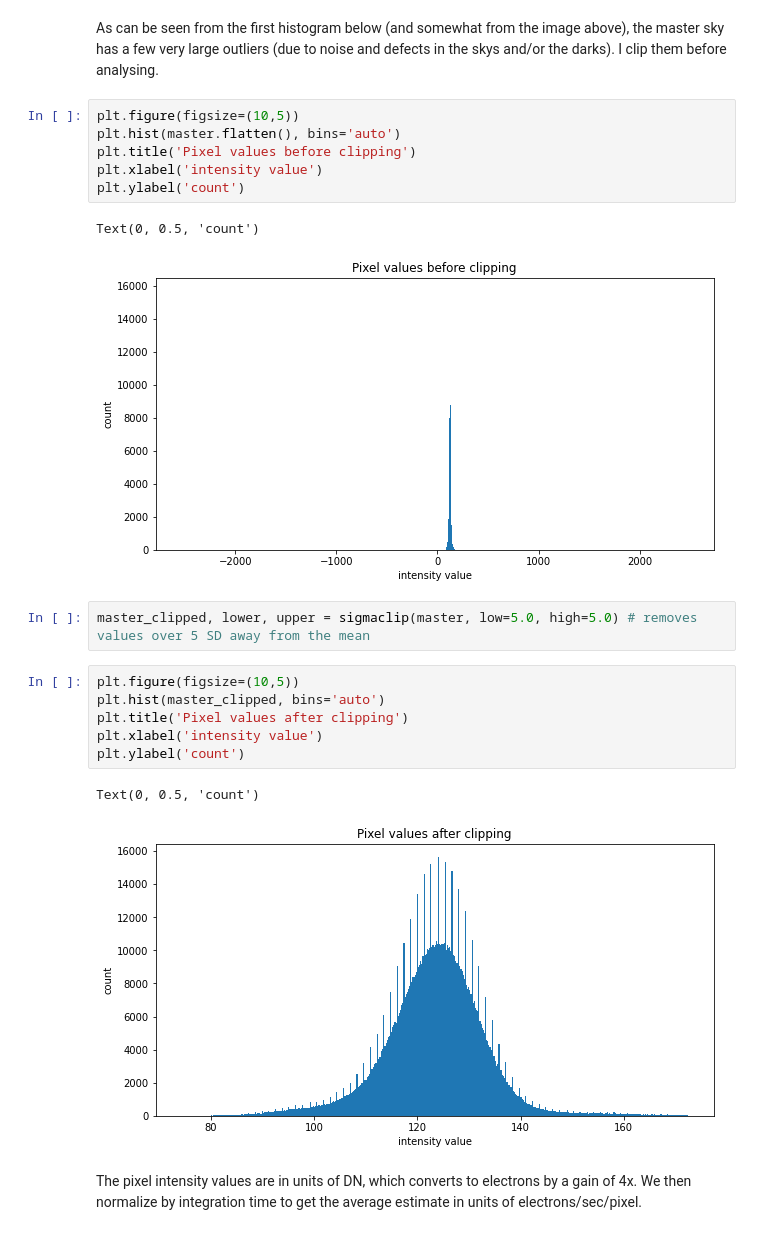
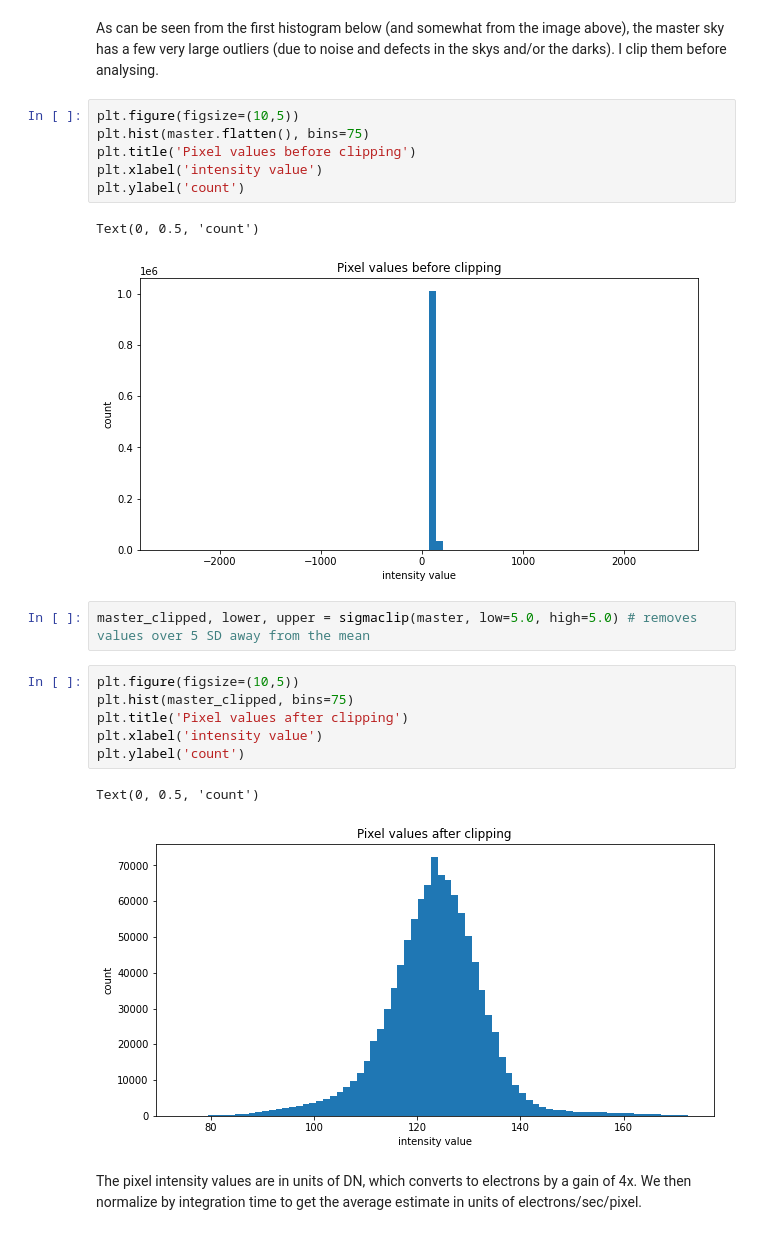
Before and after one commit to tiffchien/Astro203_lab1, a Jupyter notebook: Sky estimation.ipynb, the cells around one changed output. Saved outputs shown, nothing was run; the diff lists cells and outputs as text.

```diff
--- a/Sky estimation.ipynb
+++ b/Sky estimation.ipynb
@@ -32,24 +32,24 @@ pipeline.plot_img(master)
 As can be seen from the first histogram below (and somewhat from the image above), the master sky has a few very large outliers (due to noise and defects in the skys and/or the darks). I clip them before analysing.
 # %%
 plt.figure(figsize=(10,5))
-plt.hist(master.flatten(), bins='auto')
+plt.hist(master.flatten(), bins=75)
 plt.title('Pixel values before clipping')
 plt.xlabel('intensity value')
 plt.ylabel('count')
 # %% [output]
 Text(0, 0.5, 'count')
-[figure, old version]
+[figure, new version]
 # %%
 master_clipped, lower, upper = sigmaclip(master, low=5.0, high=5.0) # removes values over 5 SD away from the mean
 # %%
 plt.figure(figsize=(10,5))
-plt.hist(master_clipped, bins='auto')
+plt.hist(master_clipped, bins=75)
 plt.title('Pixel values after clipping')
 plt.xlabel('intensity value')
 plt.ylabel('count')
 # %% [output]
 Text(0, 0.5, 'count')
-[figure, old version]
+[figure, new version]
 # %% [markdown]
 The pixel intensity values are in units of DN, which converts to electrons by a gain of 4x. We then normalize by integration time to get the average estimate in units of electrons/sec/pixel.
 # %%
```
